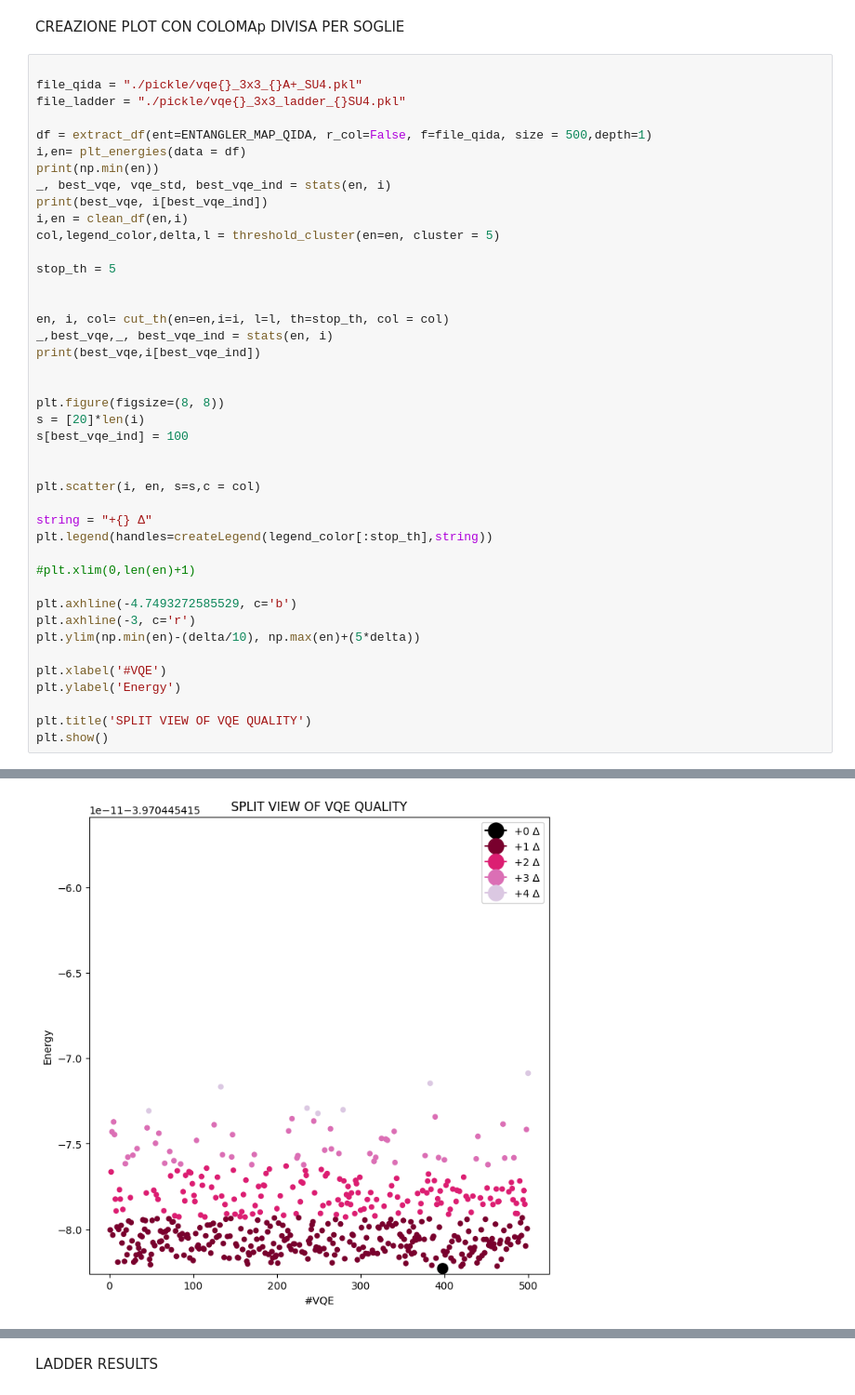
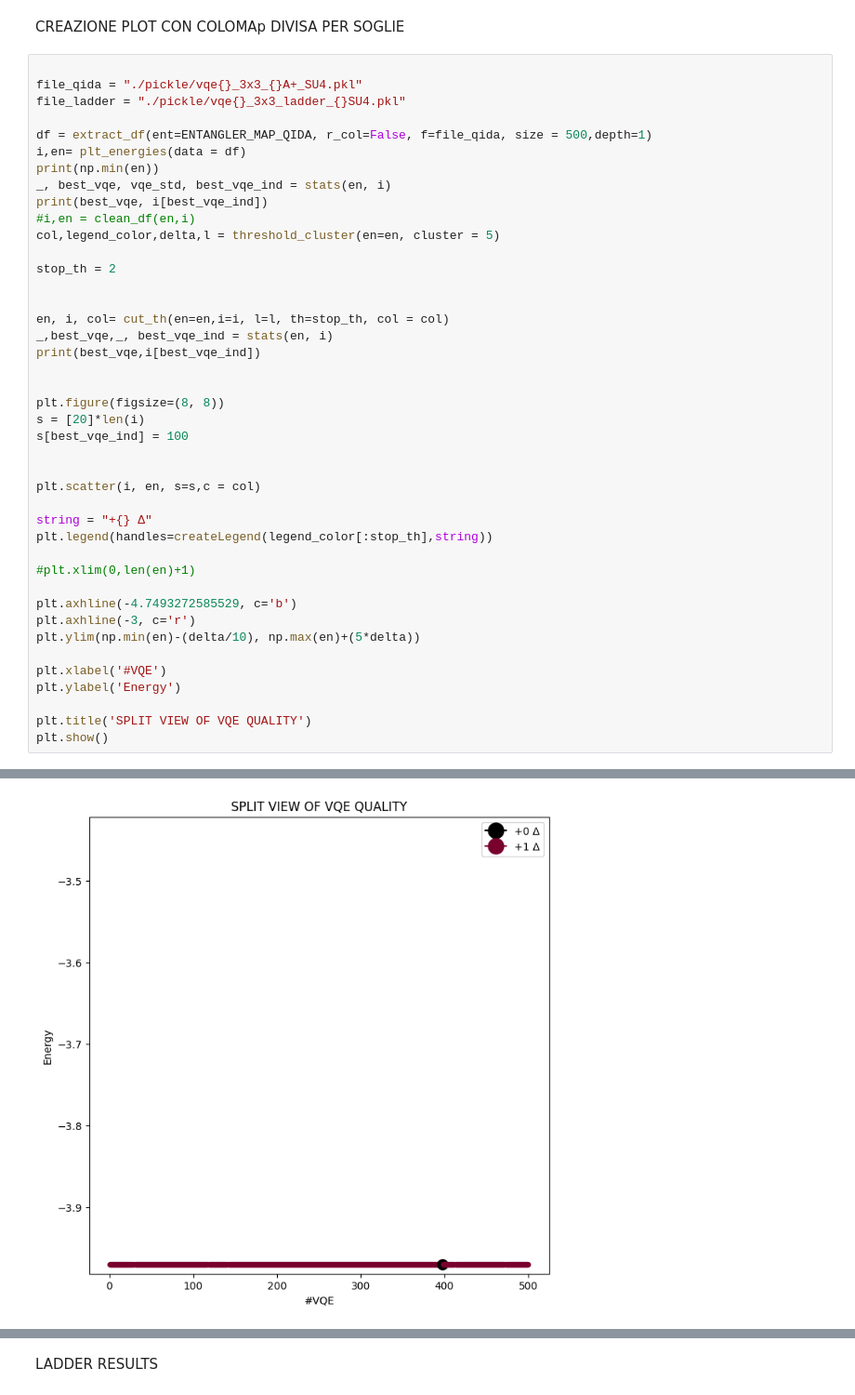
Before and after one commit to FabioTarocco/MULTILAYER-QIDA, a Jupyter notebook: cluster_analysis.ipynb, the cells around one changed output, grey strips where cells are left out. Shown at 93% size. Saved outputs shown, nothing was run; the diff lists cells and outputs as text.

```diff
--- a/cluster_analysis.ipynb
+++ b/cluster_analysis.ipynb
@@ -193,10 +191,10 @@ i,en= plt_energies(data = df)
 print(np.min(en))
 _, best_vqe, vqe_std, best_vqe_ind = stats(en, i)
 print(best_vqe, i[best_vqe_ind])
-i,en = clean_df(en,i)
+#i,en = clean_df(en,i)
 col,legend_color,delta,l = threshold_cluster(en=en, cluster = 5)
 
-stop_th = 5
+stop_th = 2
 
 
 en, i, col= cut_th(en=en,i=i, l=l, th=stop_th, col = col)
@@ -243,7 +227,7 @@ plt.show()
 -3.9704454154823106
 -3.9704454154823106 398
 -3.9704454154823106 398
-[figure, old version]
+[figure, new version]
 # %%
 x_param, y_param, cmap = parameter_pair(df=df,i=i,ass = col)
 print(len(x_param), len(y_param), len(cmap))
```
Also changed, not shown: parts of 5 cells of this notebook, 2 other files.
